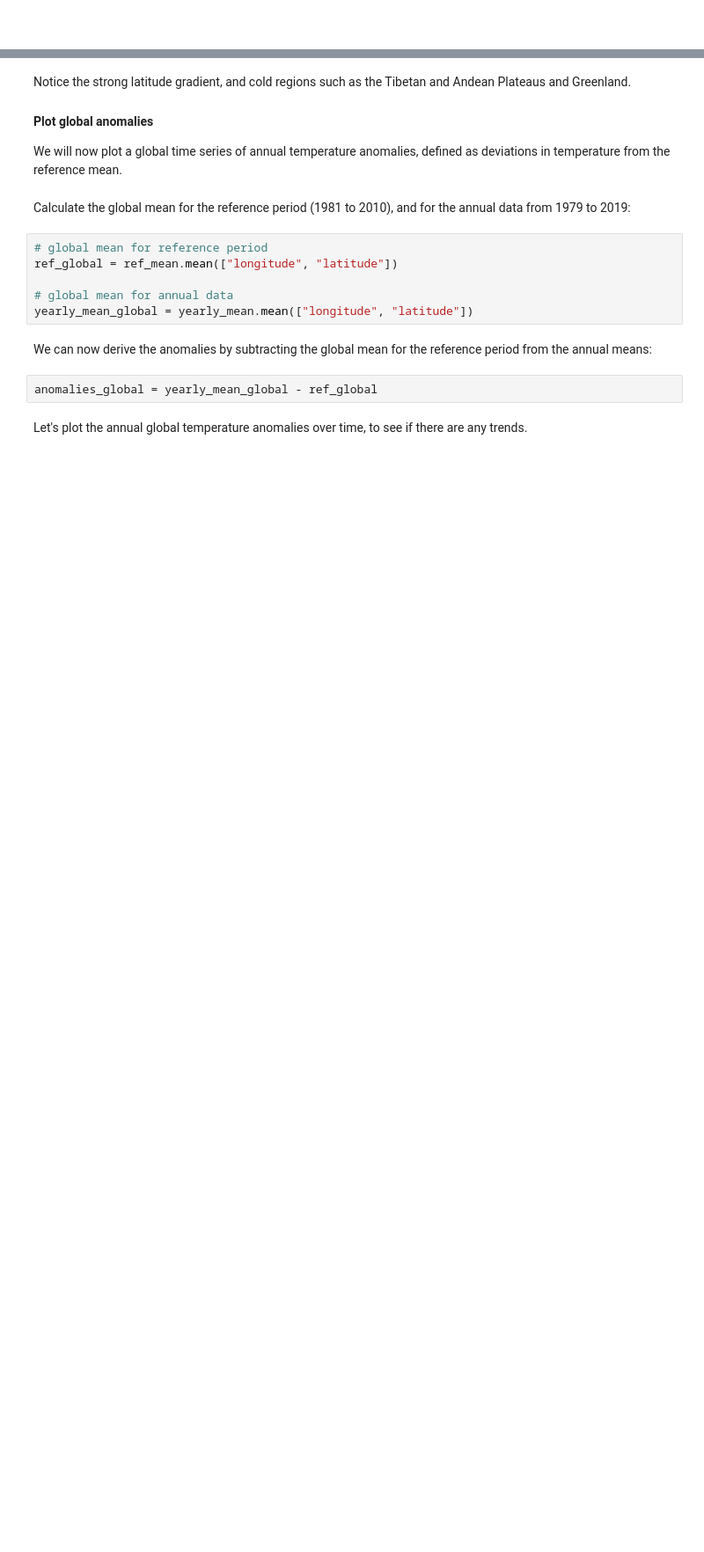
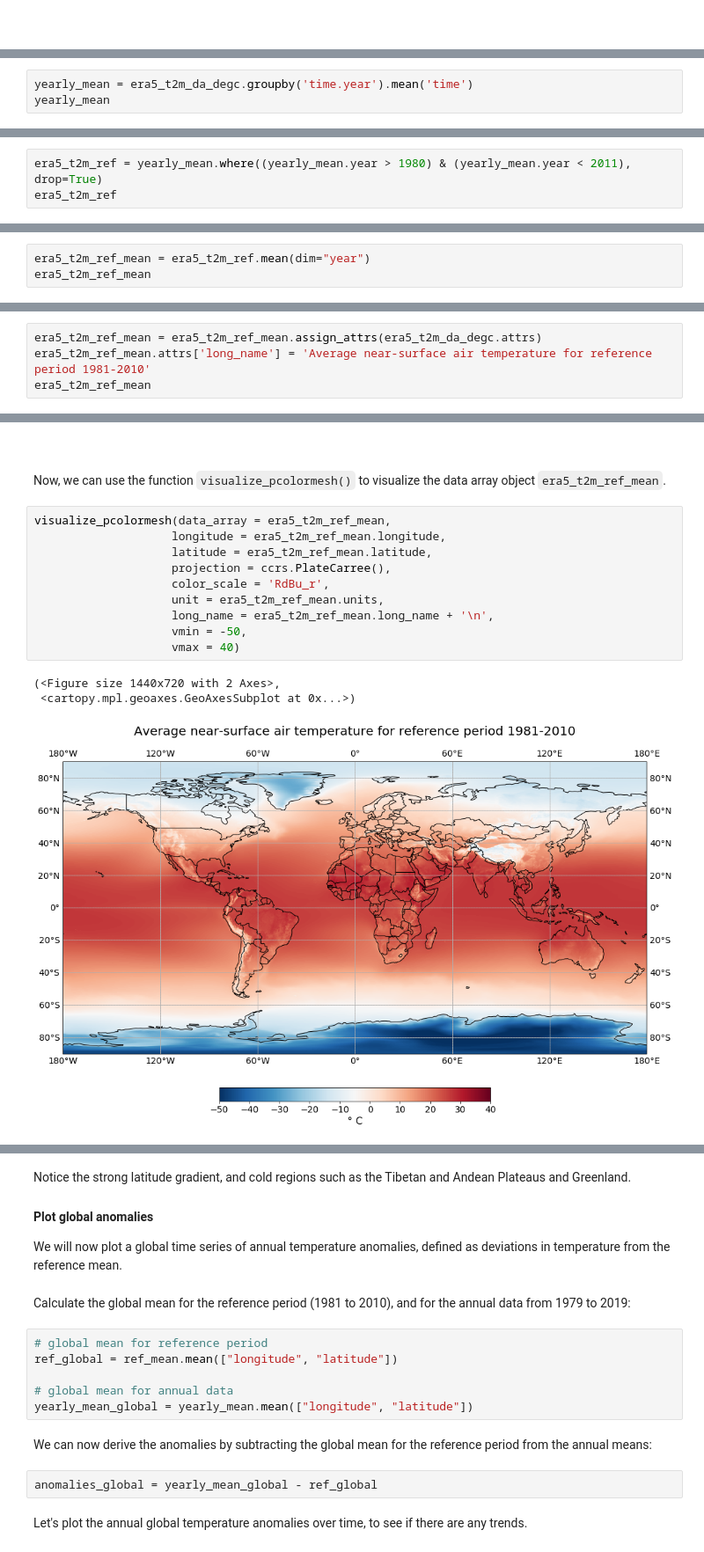
Before and after one commit to tessac2/copernicus-training, a Jupyter notebook: 111_c3s_climatologies_trends.ipynb, the cells around one changed output, grey strips where cells are left out. Shown at 88% size. Saved outputs shown, nothing was run; the diff lists cells and outputs as text; blank space fills up the shorter version.

```diff
--- a/111_c3s_climatologies_trends.ipynb
+++ b/111_c3s_climatologies_trends.ipynb
@@ -198,0 +301,3 @@ ref_mean.plot()
+# %%
+yearly_mean = era5_t2m_da_degc.groupby('time.year').mean('time')
+yearly_mean
@@ -198,0 +326,3 @@ ref_mean.plot()
+# %%
+era5_t2m_ref = yearly_mean.where((yearly_mean.year > 1980) & (yearly_mean.year < 2011), drop=True)
+era5_t2m_ref
@@ -198,0 +351,3 @@ ref_mean.plot()
+# %%
+era5_t2m_ref_mean = era5_t2m_ref.mean(dim="year")
+era5_t2m_ref_mean
@@ -198,0 +376,4 @@ ref_mean.plot()
+# %%
+era5_t2m_ref_mean = era5_t2m_ref_mean.assign_attrs(era5_t2m_da_degc.attrs)
+era5_t2m_ref_mean.attrs['long_name'] = 'Average near-surface air temperature for reference period 1981-2010'
+era5_t2m_ref_mean
@@ -198,0 +401,18 @@ ref_mean.plot()
+# %% [markdown]
+<br>
+# %% [markdown]
+Now, we can use the function `visualize_pcolormesh()` to visualize the data array object `era5_t2m_ref_mean`.
+# %%
+visualize_pcolormesh(data_array = era5_t2m_ref_mean,
+                    longitude = era5_t2m_ref_mean.longitude,
+                    latitude = era5_t2m_ref_mean.latitude,
+                    projection = ccrs.PlateCarree(),
+                    color_scale = 'RdBu_r',
+                    unit = era5_t2m_ref_mean.units,
+                    long_name = era5_t2m_ref_mean.long_name + '\n',
+                    vmin = -50,
+                    vmax = 40)
+# %% [output]
+(<Figure size 1440x720 with 2 Axes>,
+ <cartopy.mpl.geoaxes.GeoAxesSubplot at 0x...>)
+[figure, added]
```
Also changed, not shown: parts of 68 cells of this notebook.
